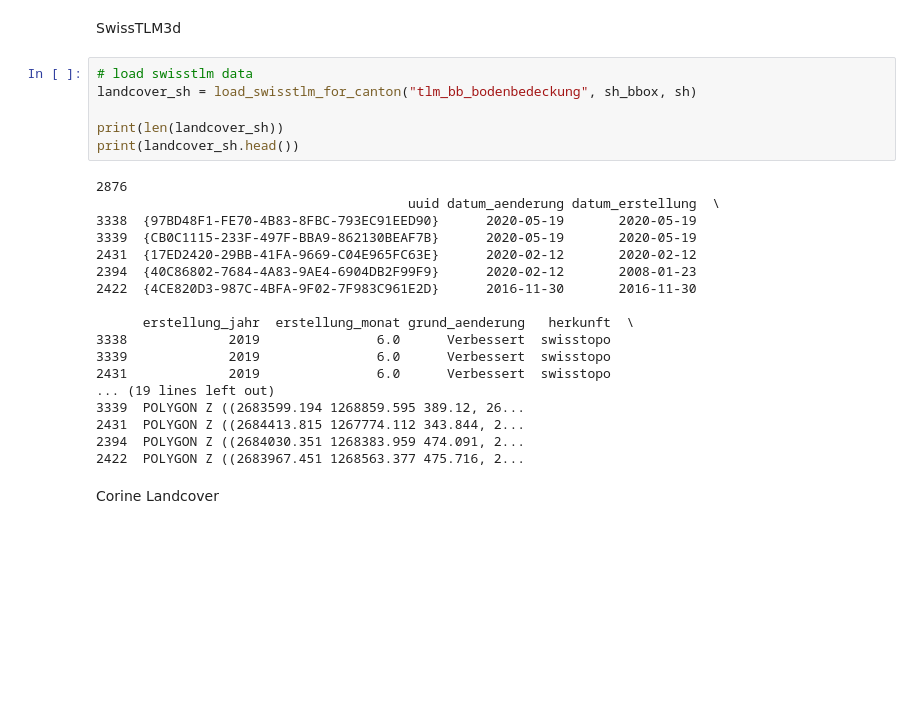
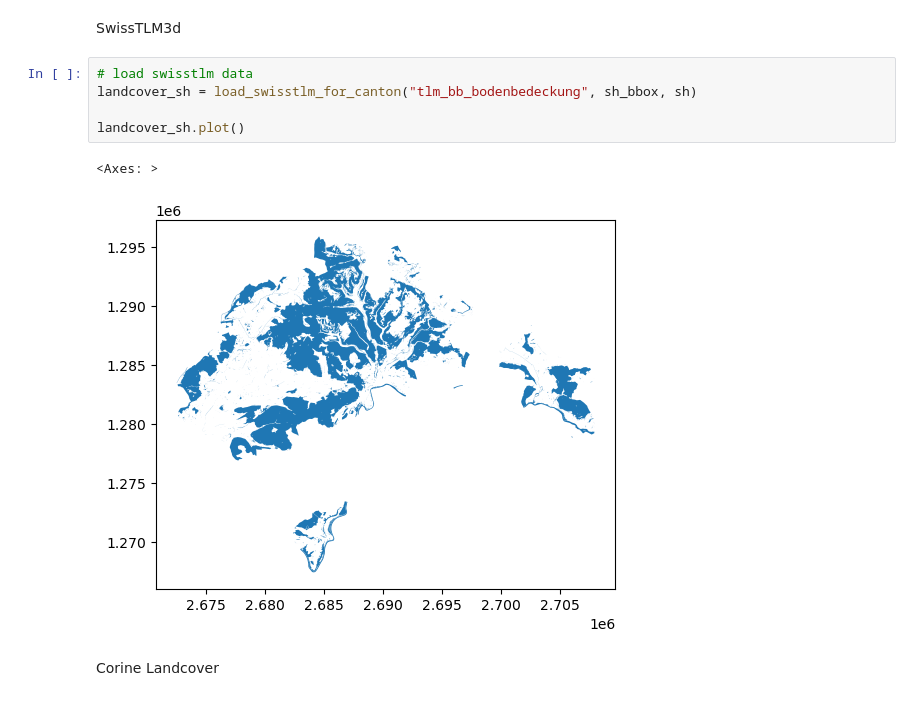
Before and after one commit to LukasBuchmann/PA2-Modelling_Wildlife_Corridors, a Jupyter notebook: Code/test_model.ipynb, the cells around one changed output. Cells and saved outputs as stored; diff of their text form; blank space fills up the shorter version.

```diff
--- a/Code/test_model.ipynb
+++ b/Code/test_model.ipynb
@@ -48,27 +48,11 @@ SwissTLM3d
 # %%
 # load swisstlm data
 landcover_sh = load_swisstlm_for_canton("tlm_bb_bodenbedeckung", sh_bbox, sh)
 
-print(len(landcover_sh))
-print(landcover_sh.head())
+landcover_sh.plot()
 # %% [output]
-2876
-                                        uuid datum_aenderung datum_erstellung  \
-3338  {97BD48F1-FE70-4B83-8FBC-793EC91EED90}      2020-05-19       2020-05-19
-3339  {CB0C1115-233F-497F-BBA9-862130BEAF7B}      2020-05-19       2020-05-19
-2431  {17ED2420-29BB-41FA-9669-C04E965FC63E}      2020-02-12       2020-02-12
-2394  {40C86802-7684-4A83-9AE4-6904DB2F99F9}      2020-02-12       2008-01-23
-2422  {4CE820D3-987C-4BFA-9F02-7F983C961E2D}      2016-11-30       2016-11-30
-
-      erstellung_jahr  erstellung_monat grund_aenderung   herkunft  \
-3338             2019               6.0      Verbessert  swisstopo
-3339             2019               6.0      Verbessert  swisstopo
-2431             2019               6.0      Verbessert  swisstopo
-... (19 lines left out)
-3339  POLYGON Z ((2683599.194 1268859.595 389.12, 26...
-2431  POLYGON Z ((2684413.815 1267774.112 343.844, 2...
-2394  POLYGON Z ((2684030.351 1268383.959 474.091, 2...
-2422  POLYGON Z ((2683967.451 1268563.377 475.716, 2...
+<Axes: >
+[figure, added]
 # %% [markdown]
 Corine Landcover
 # %%
```
Also changed, not shown: 7 other files.
